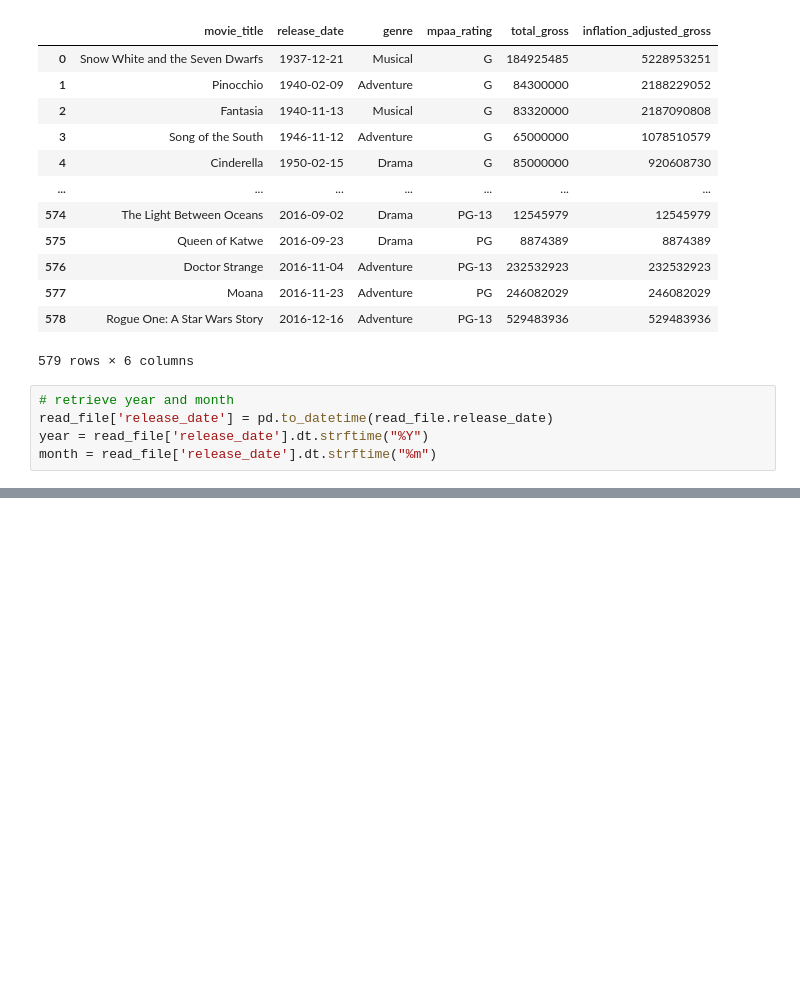
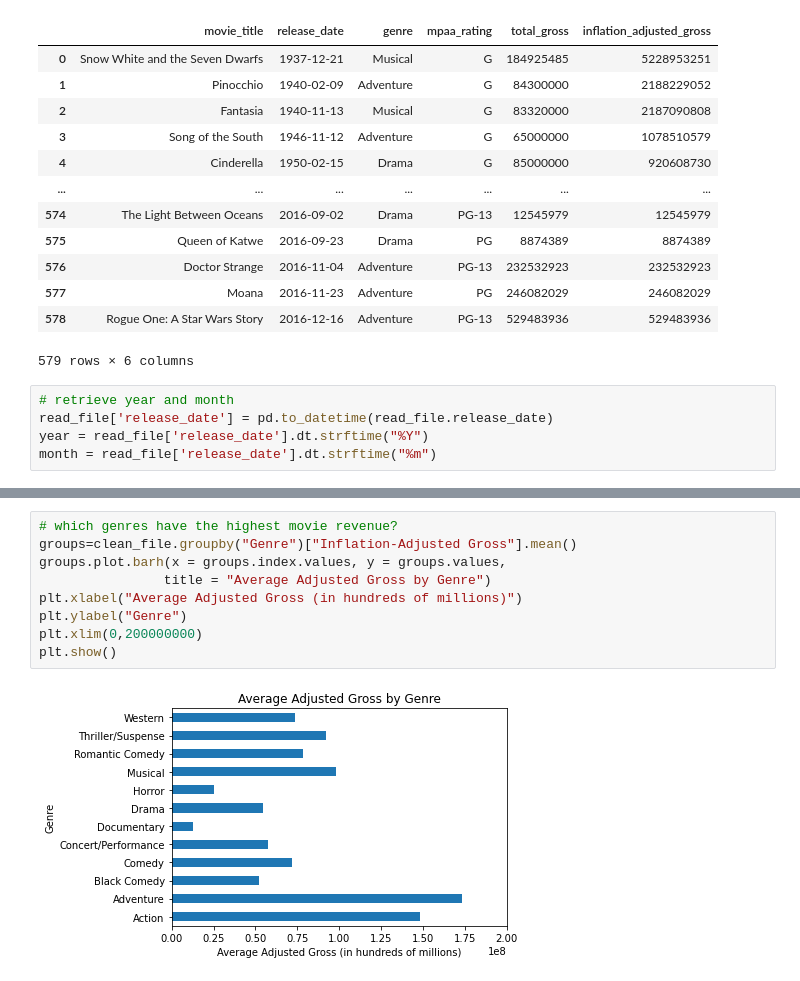
Before and after one commit to robinkhan1984/Disney_Movies, a Jupyter notebook: Disney_Garrett.ipynb, the cells around one changed output, grey strips where cells are left out. Saved outputs shown, nothing was run; the diff lists cells and outputs as text; blank space fills up the shorter version.

```diff
--- a/Disney_Garrett.ipynb
+++ b/Disney_Garrett.ipynb
@@ -63,0 +121,11 @@ clean_file
+# %%
+# which genres have the highest movie revenue?
+groups=clean_file.groupby("Genre")["Inflation-Adjusted Gross"].mean()
+groups.plot.barh(x = groups.index.values, y = groups.values,
+                title = "Average Adjusted Gross by Genre")
+plt.xlabel("Average Adjusted Gross (in hundreds of millions)")
+plt.ylabel("Genre")
+plt.xlim(0,200000000)
+plt.show()
+# %% [output]
+[figure, added]
```
Also changed, not shown: parts of 9 cells of this notebook.
